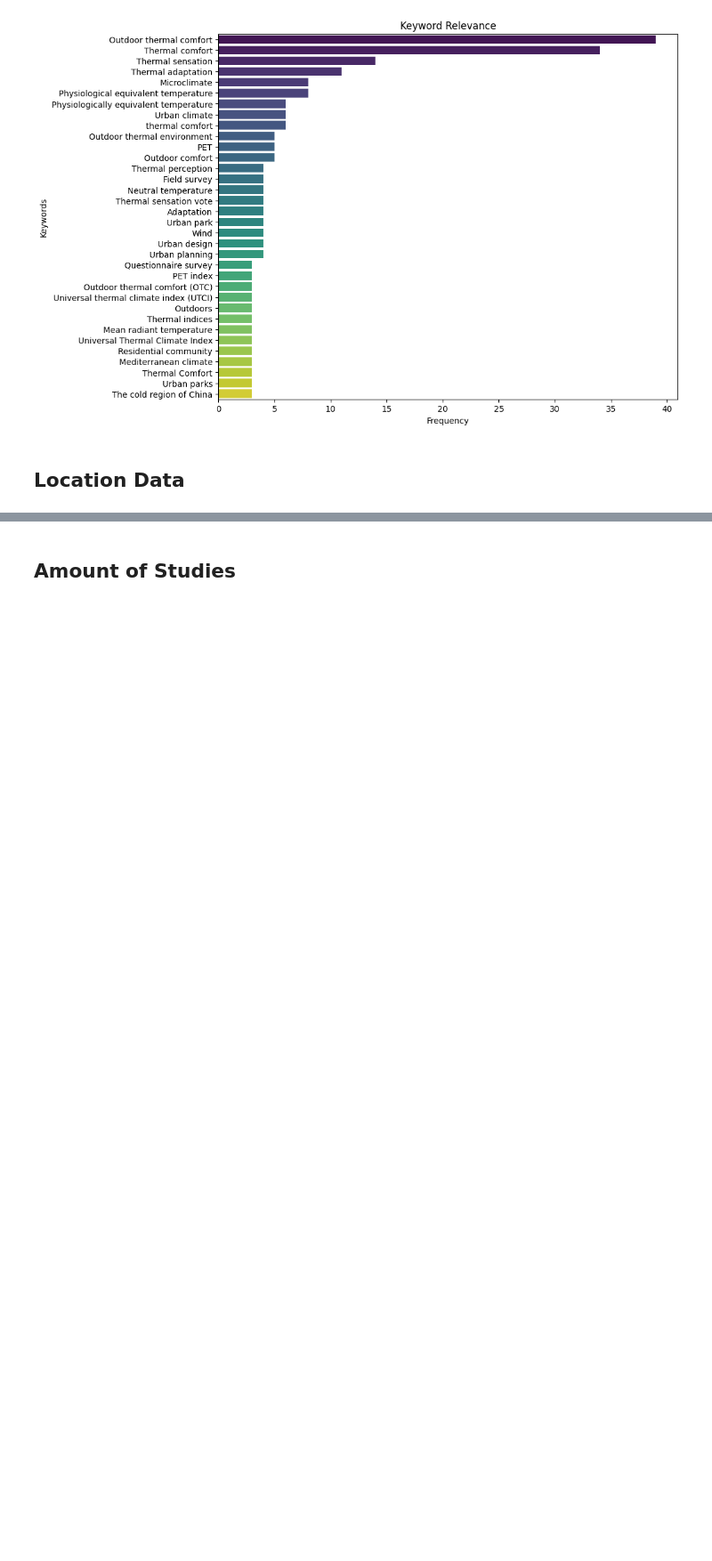
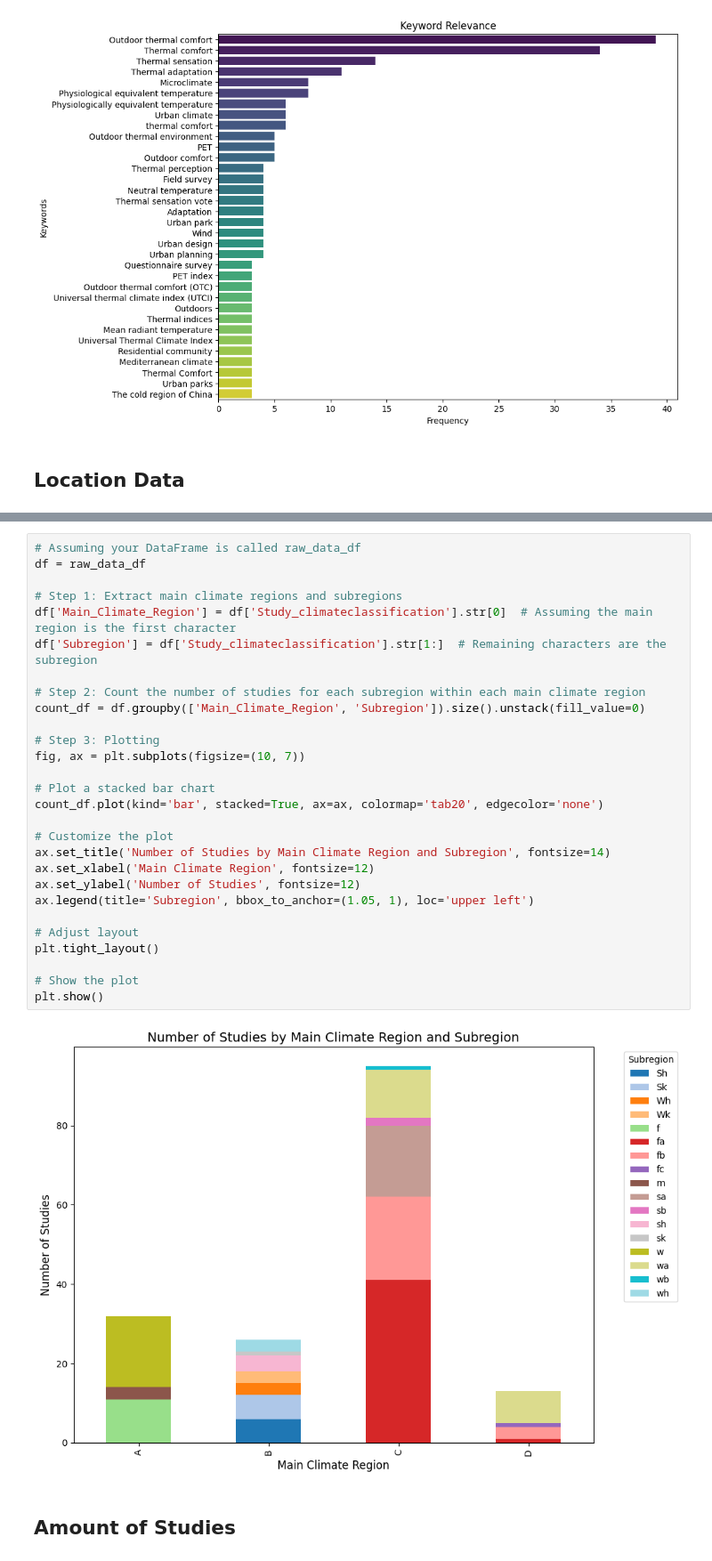
Before and after one commit to buds-lab/calma-esse-heat-stress-public, a Jupyter notebook: Esse/src/Review_data.ipynb, the cells around one changed output, grey strips where cells are left out. Shown: that part at 89% size. Saved outputs shown, nothing was run; the diff lists cells and outputs as text; blank space fills up the shorter version.

```diff
--- a/Esse/src/Review_data.ipynb
+++ b/Esse/src/Review_data.ipynb
@@ -158,3 +158,33 @@ The geopandas.dataset module is deprecated and will be removed in GeoPandas 1.0.
+# %%
+# Assuming your DataFrame is called raw_data_df
+df = raw_data_df
+
+# Step 1: Extract main climate regions and subregions
+df['Main_Climate_Region'] = df['Study_climateclassification'].str[0]  # Assuming the main region is the first character
+df['Subregion'] = df['Study_climateclassification'].str[1:]  # Remaining characters are the subregion
+
+# Step 2: Count the number of studies for each subregion within each main climate region
+count_df = df.groupby(['Main_Climate_Region', 'Subregion']).size().unstack(fill_value=0)
+
+# Step 3: Plotting
+fig, ax = plt.subplots(figsize=(10, 7))
+
+# Plot a stacked bar chart
+count_df.plot(kind='bar', stacked=True, ax=ax, colormap='tab20', edgecolor='none')
+
+# Customize the plot
+ax.set_title('Number of Studies by Main Climate Region and Subregion', fontsize=14)
+ax.set_xlabel('Main Climate Region', fontsize=12)
+ax.set_ylabel('Number of Studies', fontsize=12)
+ax.legend(title='Subregion', bbox_to_anchor=(1.05, 1), loc='upper left')
+
+# Adjust layout
+plt.tight_layout()
+
+# Show the plot
+plt.show()
+# %% [output]
+[figure, added]
 # %% [markdown]
 ## Amount of Studies
 # %%
```
Also changed, not shown: parts of 3 cells of this notebook, 28 other files.
